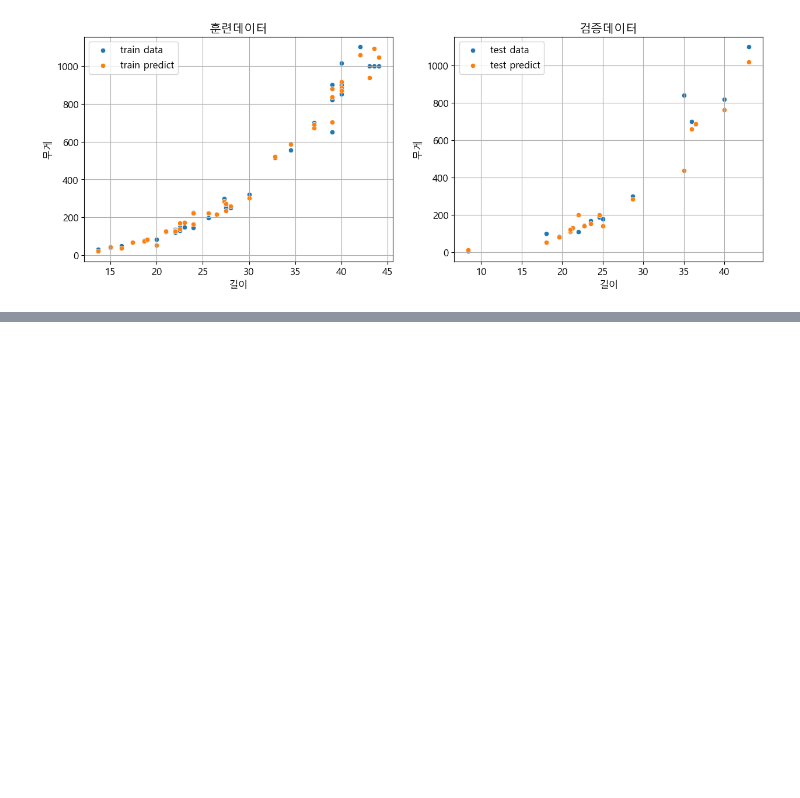
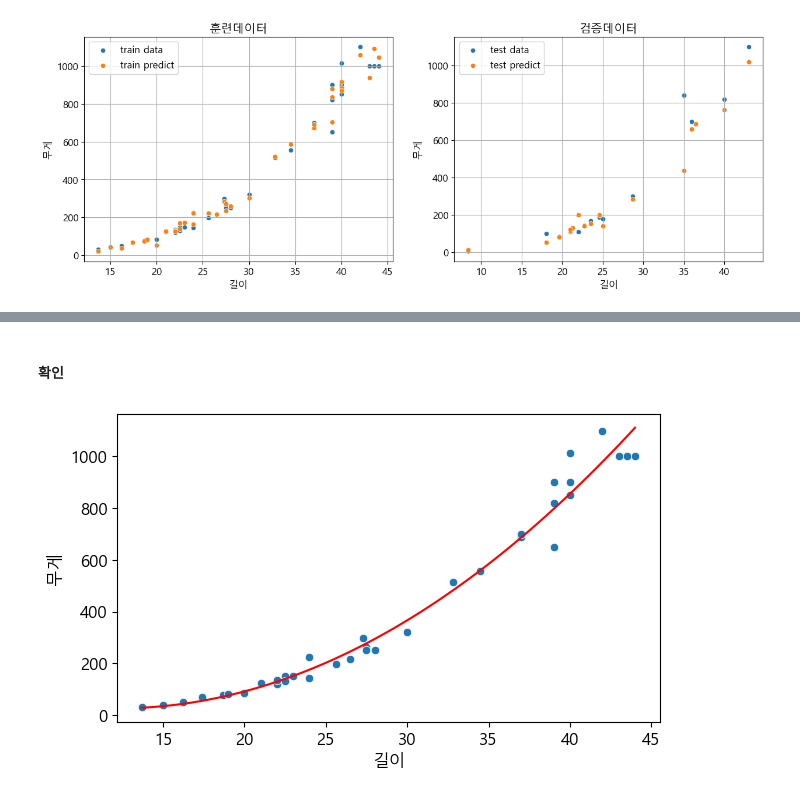
Before and after one commit to Jeeunun/Data_analysis_education_Closed, a Jupyter notebook: data_analysis/F.데이터_마이닝/02_Sklearn/04.지도학습(3)_다항회귀.ipynb, the cells around one changed output, grey strips where cells are left out. Saved outputs shown, nothing was run; the diff lists cells and outputs as text; code cells hidden in the pictures; blank space fills up the shorter version.

```diff
--- a/data_analysis/F.데이터_마이닝/02_Sklearn/04.지도학습(3)_다항회귀.ipynb
+++ b/data_analysis/F.데이터_마이닝/02_Sklearn/04.지도학습(3)_다항회귀.ipynb
@@ -385,0 +415,3 @@ plt.close()
+# %%
+y = y_train['무게']
+y
@@ -385,0 +438,3 @@ plt.close()
+# %%
+coeff = np.polyfit(x,y,2) # x^2 + 2xy + y^2
+coeff
@@ -385,0 +445,3 @@ plt.close()
+# %%
+Vtrend = np.linspace(x.min(), x.max(),100) #x의 최솟값~x의 최댓값을 100개로 쪼갠다
+Vtrend
@@ -385,0 +471,4 @@ plt.close()
+# %%
+# y = ax^2 + bx + c
+Ttrend = coeff[0] * Vtrend**2 + coeff[1] * Vtrend + coeff[2]
+Ttrend
@@ -385,0 +493,10 @@ plt.close()
+# %% [markdown]
+#### 확인
+# %%
+plt.figure(figsize=(7,4))
+sb.scatterplot(x=x_train['길이'], y=y_train['무게'])
+sb.lineplot(x=Vtrend, y=Ttrend, color='red')
+plt.show()
+plt.close()
+# %% [output]
+[figure, added]
```
Also changed, not shown: parts of 18 cells of this notebook, 1 other file.
